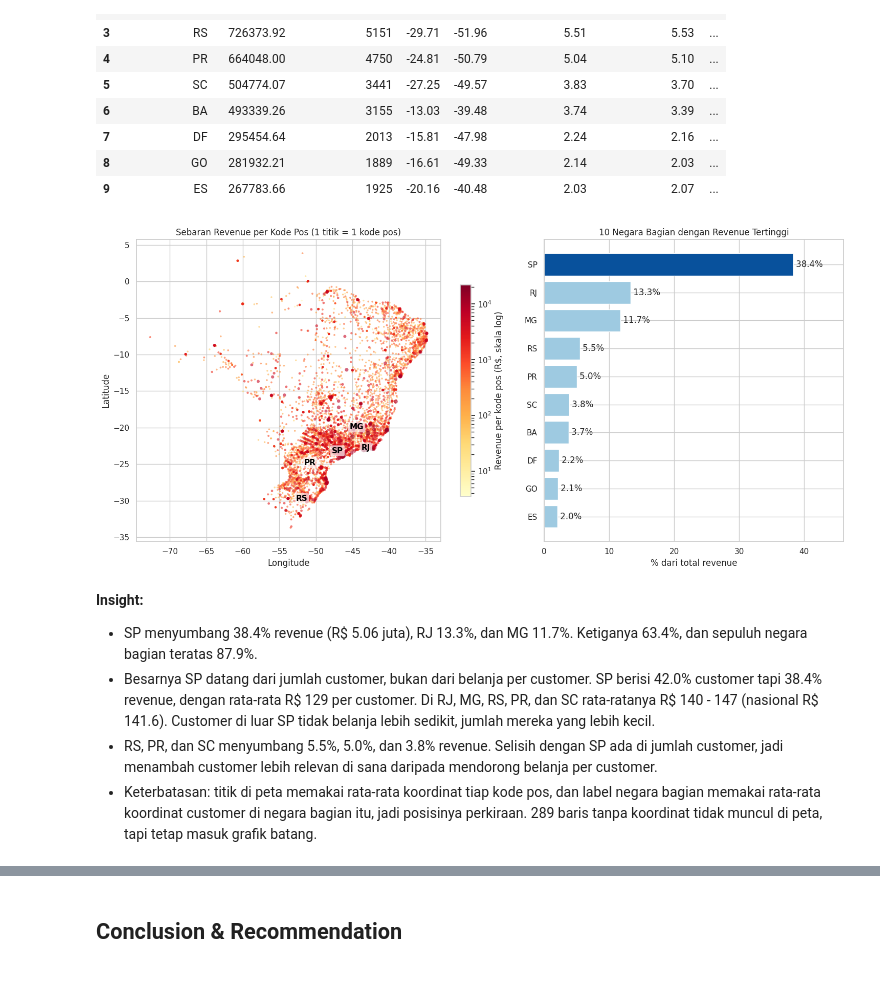
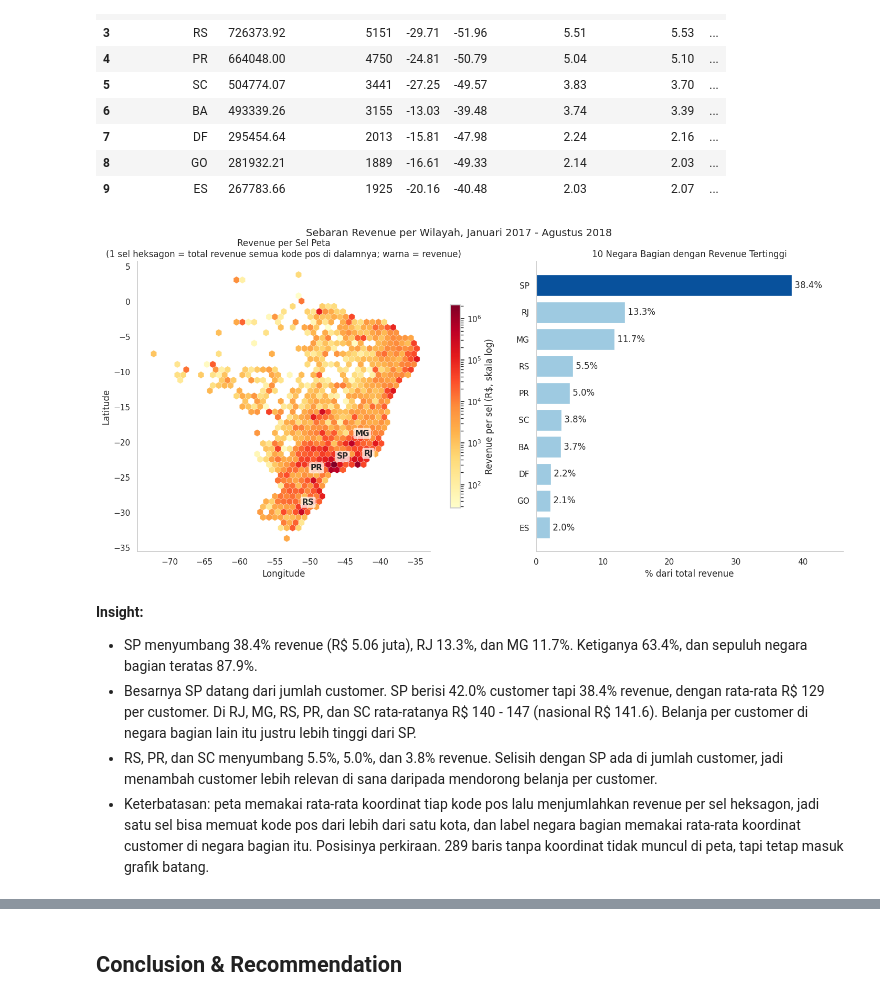
Before and after one commit to Alfin123-stack/analisis-data-ecommerce-olist, a Jupyter notebook: notebook.ipynb, the cells around one changed output, grey strips where cells are left out. Cells and saved outputs as stored; diff of their text form; code cells hidden in the pictures.

```diff
--- a/notebook.ipynb
+++ b/notebook.ipynb
@@ -803,20 +830,0 @@ Revenue dari customer Pasif (semua): 49.7%
-# %%
-urut = segmen_df.sort_values('jumlah_customer')
-
-fig, axes = plt.subplots(1, 2, figsize=(14, 5), sharey=True)
-
-axes[0].barh(urut['segmen'], urut['persen_customer'], color='#1f77b4')
-axes[0].set_title('Persentase Customer')
-axes[0].set_xlabel('% dari total customer')
-axes[1].barh(urut['segmen'], urut['persen_revenue'], color='#2ca02c')
-axes[1].set_title('Persentase Revenue')
-axes[1].set_xlabel('% dari total revenue')
-
-for ax, kolom in zip(axes, ['persen_customer', 'persen_revenue']):
-    for i, nilai in enumerate(urut[kolom]):
-        ax.text(nilai, i, f' {nilai:.1f}%', va='center')
-    ax.set_xlim(0, urut[kolom].max() * 1.2)
-
-plt.suptitle('Segmentasi Customer dengan RFM', fontsize=14)
-plt.tight_layout()
-plt.show()
@@ -869,43 +987,53 @@ Rata-rata revenue per customer (nasional): R$ 141.6
 # %%
 zip_df = (
     main_df.dropna(subset=['customer_lat', 'customer_lng'])
     .groupby('customer_zip_code_prefix')
     .agg(revenue=('price', 'sum'), lat=('customer_lat', 'mean'), lng=('customer_lng', 'mean'))
     .sort_values('revenue')
     .reset_index()
 )
 
 fig, axes = plt.subplots(1, 2, figsize=(15, 7), gridspec_kw={'width_ratios': [1.3, 1]})
 
-sebar = axes[0].scatter(zip_df['lng'], zip_df['lat'], s=6 + zip_df['revenue'] / 400, c=zip_df['revenue'],
-                        cmap='YlOrRd', norm=LogNorm(), alpha=0.6, linewidths=0)
+# satu sel heksagon menjumlahkan revenue semua kode pos di dalamnya, jadi titik yang bertumpuk
+# di kota besar tidak saling menutupi. Hanya warna yang membawa revenue (tidak ada ukuran titik).
+sebar = axes[0].hexbin(zip_df['lng'], zip_df['lat'], C=zip_df['revenue'], reduce_C_function=np.sum,
+                       gridsize=45, mincnt=1, cmap='YlOrRd', edgecolors='white', linewidths=0.2)
+nilai_sel = sebar.get_array()
+sebar.set_norm(LogNorm(vmin=nilai_sel.min(), vmax=nilai_sel.max()))
 for _, baris in state_df.head(5).iterrows():
-    axes[0].text(baris['lng'], baris['lat'], baris['customer_state'], ha='center', va='center',
-                 fontsize=11, fontweight='bold', color='black',
-                 bbox=dict(boxstyle='round,pad=0.2', fc='white', alpha=0.7, lw=0))
-axes[0].set_title('Sebaran Revenue per Kode Pos (1 titik = 1 kode pos)')
+    # label digeser sedikit supaya tidak menutupi sel di bawahnya
+    axes[0].annotate(baris['customer_state'], (baris['lng'], baris['lat']), xytext=(8, 8), textcoords='offset points',
+                     fontsize=11, fontweight='bold',
+                     bbox=dict(boxstyle='round,pad=0.2', fc='white', alpha=0.7, lw=0))
+axes[0].set_title('Revenue per Sel Peta\n(1 sel heksagon = total revenue semua kode pos di dalamnya; warna = revenue)')
 axes[0].set_xlabel('Longitude')
 axes[0].set_ylabel('Latitude')
 axes[0].set_aspect('equal')
-bar_warna = plt.colorbar(sebar, ax=axes[0], shrink=0.7, label='Revenue per kode pos (R$, skala log)')
+axes[0].grid(False)  # kisi latar tidak perlu, warna sel sudah membawa informasi
+bar_warna = plt.colorbar(sebar, ax=axes[0], shrink=0.7, label='Revenue per sel (R$, skala log)')
 bar_warna.solids.set_alpha(1)
 
 top10 = state_df.head(10).sort_values('revenue')
 warna = ['#9ecae1'] * 9 + ['#08519c']
 axes[1].barh(top10['customer_state'], top10['persen_revenue'], color=warna)
 for i, nilai in enumerate(top10['persen_revenue']):
     axes[1].text(nilai, i, f' {nilai:.1f}%', va='center')
 axes[1].set_title('10 Negara Bagian dengan Revenue Tertinggi')
 axes[1].set_xlabel('% dari total revenue')
 axes[1].set_xlim(0, top10['persen_revenue'].max() * 1.2)
+axes[1].grid(False)  # nilai sudah ditulis di ujung batang
+sns.despine(fig=fig)
+
+plt.suptitle('Sebaran Revenue per Wilayah, Januari 2017 - Agustus 2018', fontsize=14)
 
 plt.tight_layout()
 plt.show()
 # %% [output]
-[figure, old version]
+[figure, new version]
 # %% [markdown]
 **Insight:**
 - SP menyumbang 38.4% revenue (R\$ 5.06 juta), RJ 13.3%, dan MG 11.7%. Ketiganya 63.4%, dan sepuluh negara bagian teratas 87.9%.
-- Besarnya SP datang dari jumlah customer, bukan dari belanja per customer. SP berisi 42.0% customer tapi 38.4% revenue, dengan rata-rata R\$ 129 per customer. Di RJ, MG, RS, PR, dan SC rata-ratanya R\$ 140 - 147 (nasional R\$ 141.6). Customer di luar SP tidak belanja lebih sedikit, jumlah mereka yang lebih kecil.
+- Besarnya SP datang dari jumlah customer. SP berisi 42.0% customer tapi 38.4% revenue, dengan rata-rata R\$ 129 per customer. Di RJ, MG, RS, PR, dan SC rata-ratanya R\$ 140 - 147 (nasional R\$ 141.6). Belanja per customer di negara bagian lain itu justru lebih tinggi dari SP.
 - RS, PR, dan SC menyumbang 5.5%, 5.0%, dan 3.8% revenue. Selisih dengan SP ada di jumlah customer, jadi menambah customer lebih relevan di sana daripada mendorong belanja per customer.
-- Keterbatasan: titik di peta memakai rata-rata koordinat tiap kode pos, dan label negara bagian memakai rata-rata koordinat customer di negara bagian itu, jadi posisinya perkiraan. 289 baris tanpa koordinat tidak muncul di peta, tapi tetap masuk grafik batang.
+- Keterbatasan: peta memakai rata-rata koordinat tiap kode pos lalu menjumlahkan revenue per sel heksagon, jadi satu sel bisa memuat kode pos dari lebih dari satu kota, dan label negara bagian memakai rata-rata koordinat customer di negara bagian itu. Posisinya perkiraan. 289 baris tanpa koordinat tidak muncul di peta, tapi tetap masuk grafik batang.
```
Also changed, not shown: parts of 29 cells of this notebook, 14 other files.
